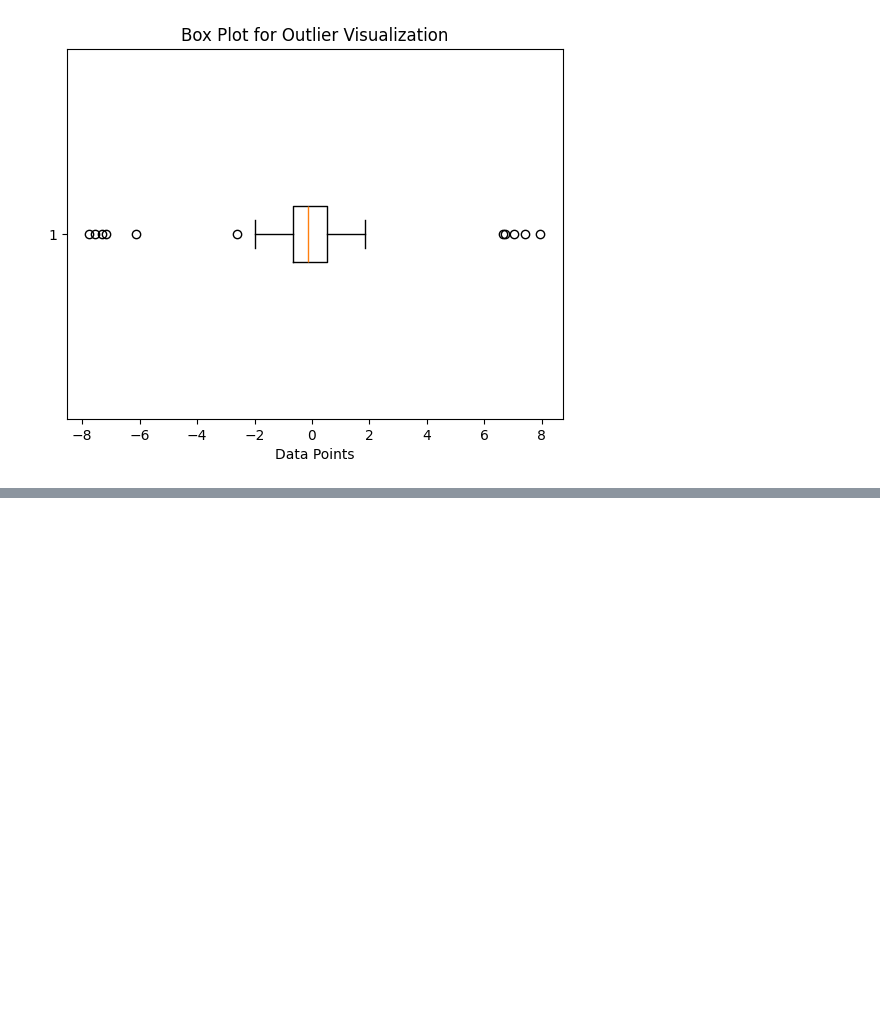
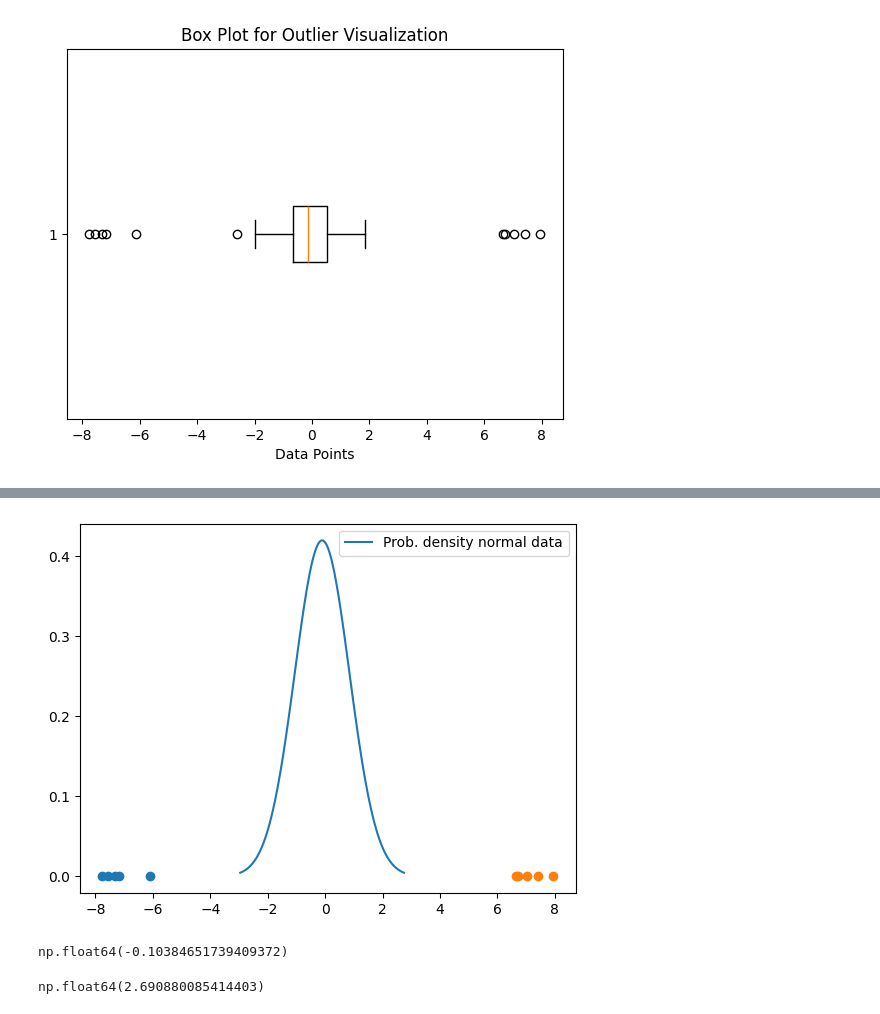
Before and after one commit to pm012/DataScience_sandbox, a Jupyter notebook: notebooks/module6/module6_2.ipynb, the cells around one changed output, grey strips where cells are left out. Cells and saved outputs as stored; diff of their text form; code cells hidden in the pictures; blank space fills up the shorter version.

```diff
--- a/notebooks/module6/module6_2.ipynb
+++ b/notebooks/module6/module6_2.ipynb
@@ -26,0 +51,27 @@ plt.show()
+# %%
+import matplotlib.pyplot as plt
+import numpy as np
+import scipy.stats as stats
+import math
+
+mu = normal_data.mean()
+variance = normal_data.std()
+sigma = np.sqrt(variance)
+x = np.linspace(mu - 3*sigma, mu + 3*sigma, 100)
+plt.plot(x, stats.norm.pdf(x, mu, sigma), label=f'Prob. density normal data')
+plt.scatter(outliers_low, stats.norm.pdf(outliers_low, mu, sigma))
+plt.scatter(outlers_high, stats.norm.pdf(outlers_high, mu, sigma))
+#plt.scatter(data, stats.norm.pdf(data, mu, sigma))
+
+plt.legend()
+plt.show()
+# %% [output]
+[figure, added]
+# %%
+np.mean(x)
+# %% [output]
+np.float64(-0.10384651739409372)
+# %%
+np.percentile(x, 99)
+# %% [output]
+np.float64(2.690880085414403)
```
Also changed, not shown: parts of 28 cells of this notebook.
